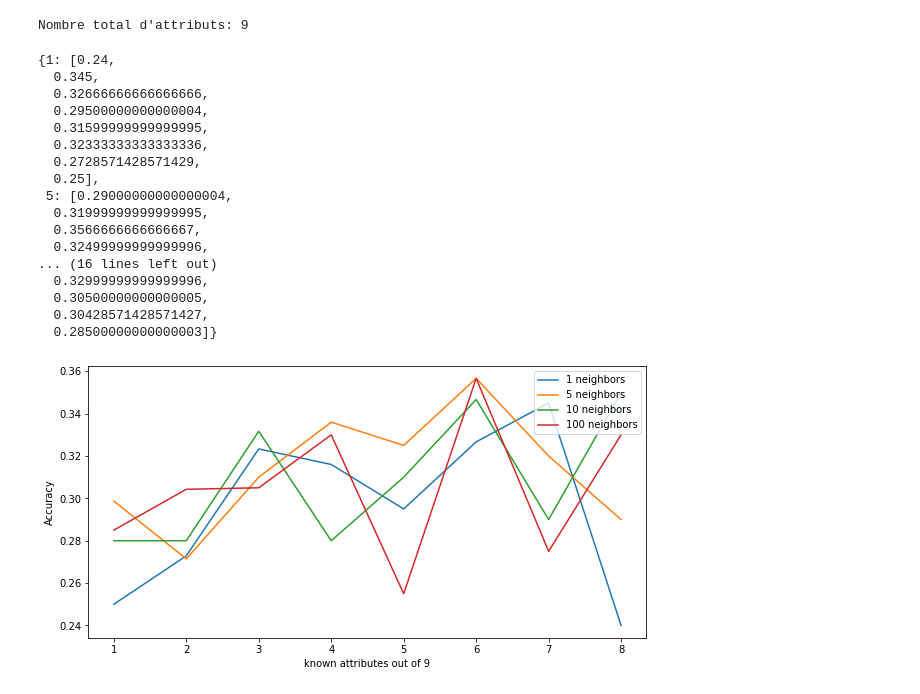
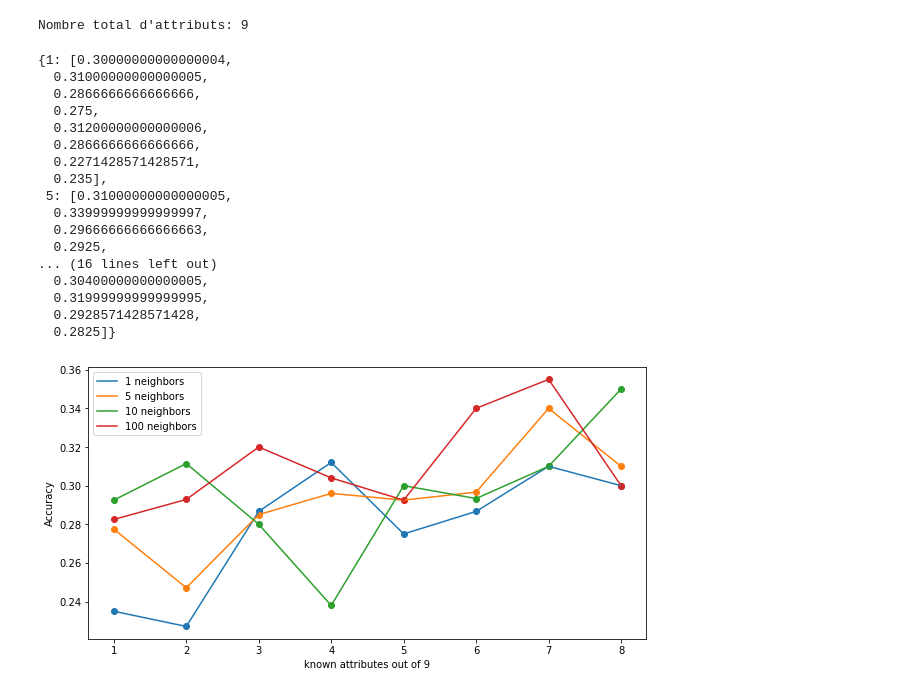
Before and after one commit to PascalJD/IFT6756, a Jupyter notebook: main.ipynb, the cells around one changed output. Cells and saved outputs as stored; diff of their text form; code cells hidden in the pictures.

```diff
--- a/main.ipynb
+++ b/main.ipynb
@@ -85,6 +82,7 @@ class Arguments_gan:
   input_dim: int = 9
   embedding_dim: int = 64
   random_dim: int = 100
+  is_finetuning: bool = False
   hidden_D: Tuple[int, ...] = (128, 64, 32)
   hidden_G: Tuple[int, ...] = (128, 256)
 
@@ -220,7 +218,7 @@ test_tensor = torch.tensor(test, dtype=torch.float32)
 # %% [markdown]
 ### Initialization
 # %%
-args = Arguments_gan(epochs=25, verbose=False)
+args = Arguments_gan(epochs=25, is_finetuning=True, verbose=False)
 # %%
 # DataLoader
 train_loader = DataLoader(train_tensor,
@@ -424,32 +422,33 @@ for k in n_neighbhors:
 # %%
 acc
 # %% [output]
-{1: [0.24,
-  0.345,
-  0.32666666666666666,
-  0.29500000000000004,
-  0.31599999999999995,
-  0.32333333333333336,
-  0.2728571428571429,
-  0.25],
- 5: [0.29000000000000004,
+{1: [0.30000000000000004,
+  0.31000000000000005,
+  0.2866666666666666,
+  0.275,
+  0.31200000000000006,
+  0.2866666666666666,
+  0.2271428571428571,
+  0.235],
+ 5: [0.31000000000000005,
+  0.33999999999999997,
+  0.29666666666666663,
+  0.2925,
+... (16 lines left out)
+  0.30400000000000005,
   0.31999999999999995,
-  0.3566666666666667,
-  0.32499999999999996,
-... (16 lines left out)
-  0.32999999999999996,
-  0.30500000000000005,
-  0.30428571428571427,
-  0.28500000000000003]}
+  0.2928571428571428,
+  0.2825]}
 # %%
 known_attributes = [total_attributes - s for s in n_attributes]
 plt.figure(figsize=(10,5))
 for key, item in acc.items():
     plt.plot(known_attributes, item, label=f"{key} neighbors")
+    plt.scatter(known_attributes, item)
 plt.xticks = known_attributes
 plt.xlabel(f"known attributes out of {total_attributes}")
 plt.ylabel(f"Accuracy")
-plt.legend(loc=1)
+plt.legend(loc=0)
 plt.show()
 # %% [output]
-[figure, old version]
+[figure, new version]
```
Also changed, not shown: parts of 6 cells of this notebook, 3 other files.
